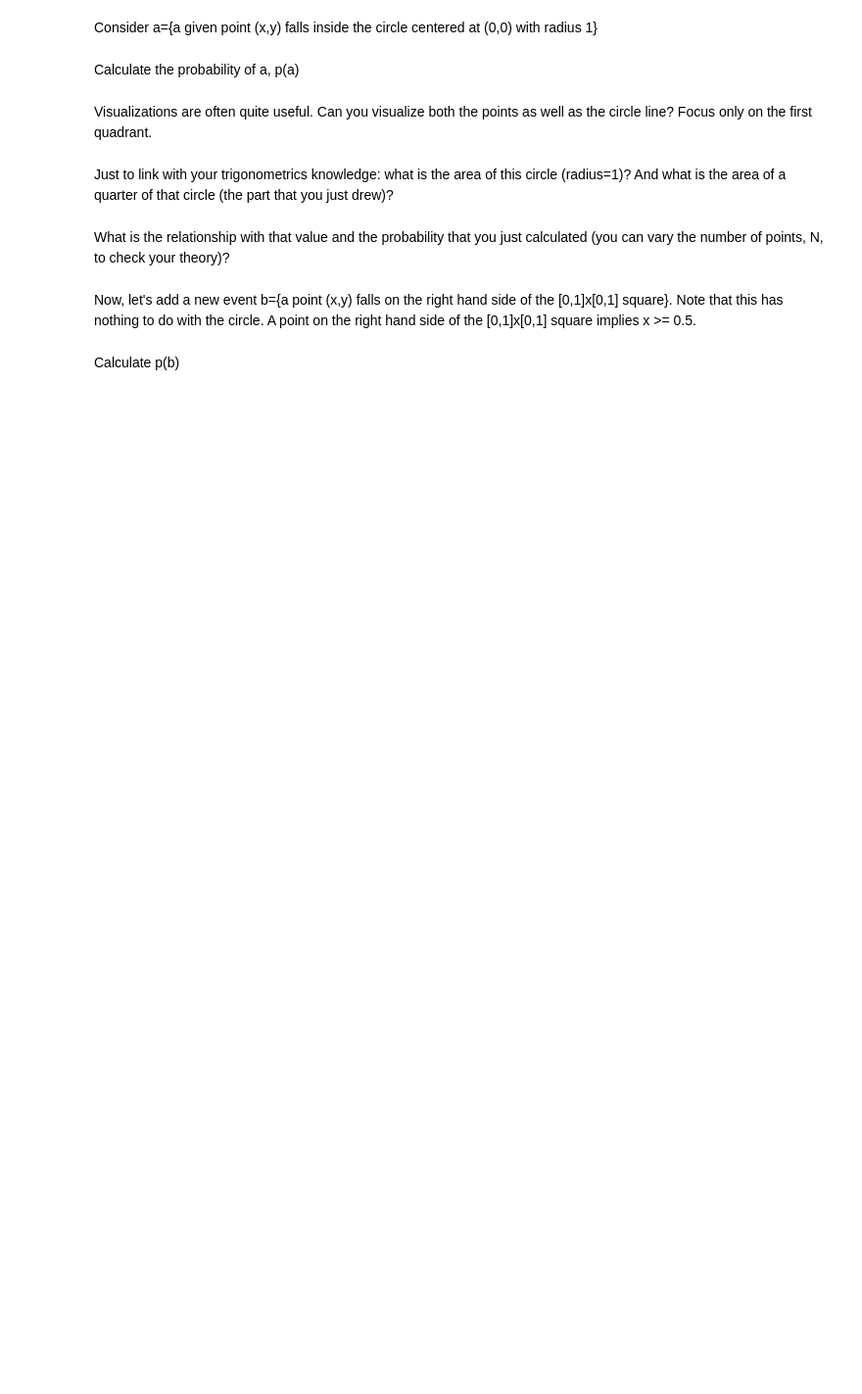
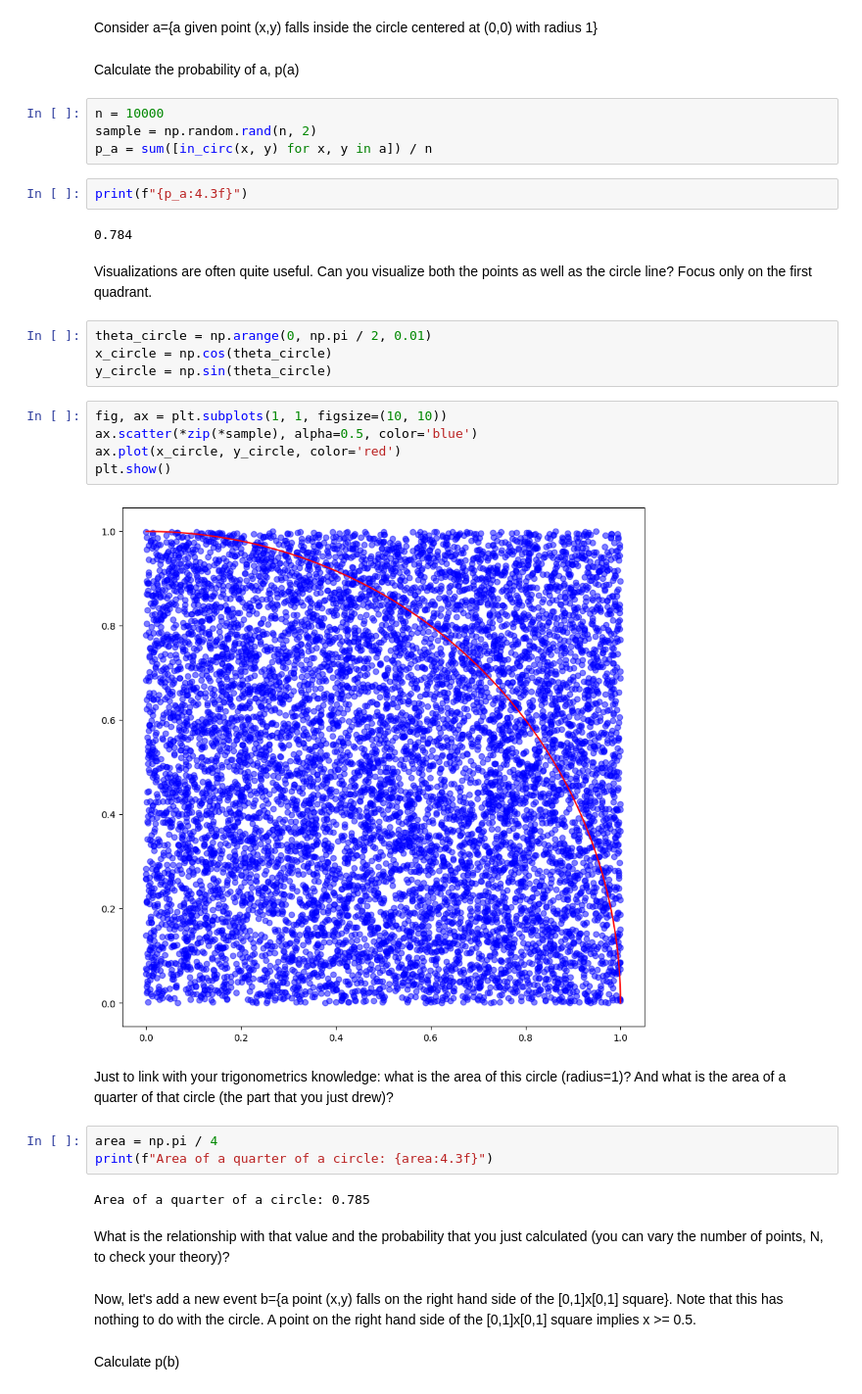
Before and after one commit to lelegod/model_based_ml, a Jupyter notebook: week1/01 - Probability theory review.ipynb, the cells around one changed output. Shown at 98% size. Drawn from its saved outputs; the diff is of its cells as text; blank space fills up the shorter version.

```diff
--- a/week1/01 - Probability theory review.ipynb
+++ b/week1/01 - Probability theory review.ipynb
@@ -49,10 +49,34 @@ print(inc)
 Consider a={a given point (x,y) falls inside the circle centered at (0,0) with radius 1}
 # %% [markdown]
 Calculate the probability of a, p(a)
+# %%
+n = 10000
+sample = np.random.rand(n, 2)
+p_a = sum([in_circ(x, y) for x, y in a]) / n
+# %%
+print(f"{p_a:4.3f}")
+# %% [output]
+0.784
 # %% [markdown]
 Visualizations are often quite useful. Can you visualize both the points as well as the circle line? Focus only on the first quadrant.
+# %%
+theta_circle = np.arange(0, np.pi / 2, 0.01)
+x_circle = np.cos(theta_circle)
+y_circle = np.sin(theta_circle)
+# %%
+fig, ax = plt.subplots(1, 1, figsize=(10, 10))
+ax.scatter(*zip(*sample), alpha=0.5, color='blue')
+ax.plot(x_circle, y_circle, color='red')
+plt.show()
+# %% [output]
+[figure, added]
 # %% [markdown]
 Just to link with your trigonometrics knowledge: what is the area of this circle (radius=1)? And what is the area of a quarter of that circle (the part that you just drew)?
+# %%
+area = np.pi / 4
+print(f"Area of a quarter of a circle: {area:4.3f}")
+# %% [output]
+Area of a quarter of a circle: 0.785
 # %% [markdown]
 What is the relationship with that value and the probability that you just calculated (you can vary the number of points, N, to check your theory)?
 # %% [markdown]
```
Also changed, not shown: parts of 18 cells of this notebook.
